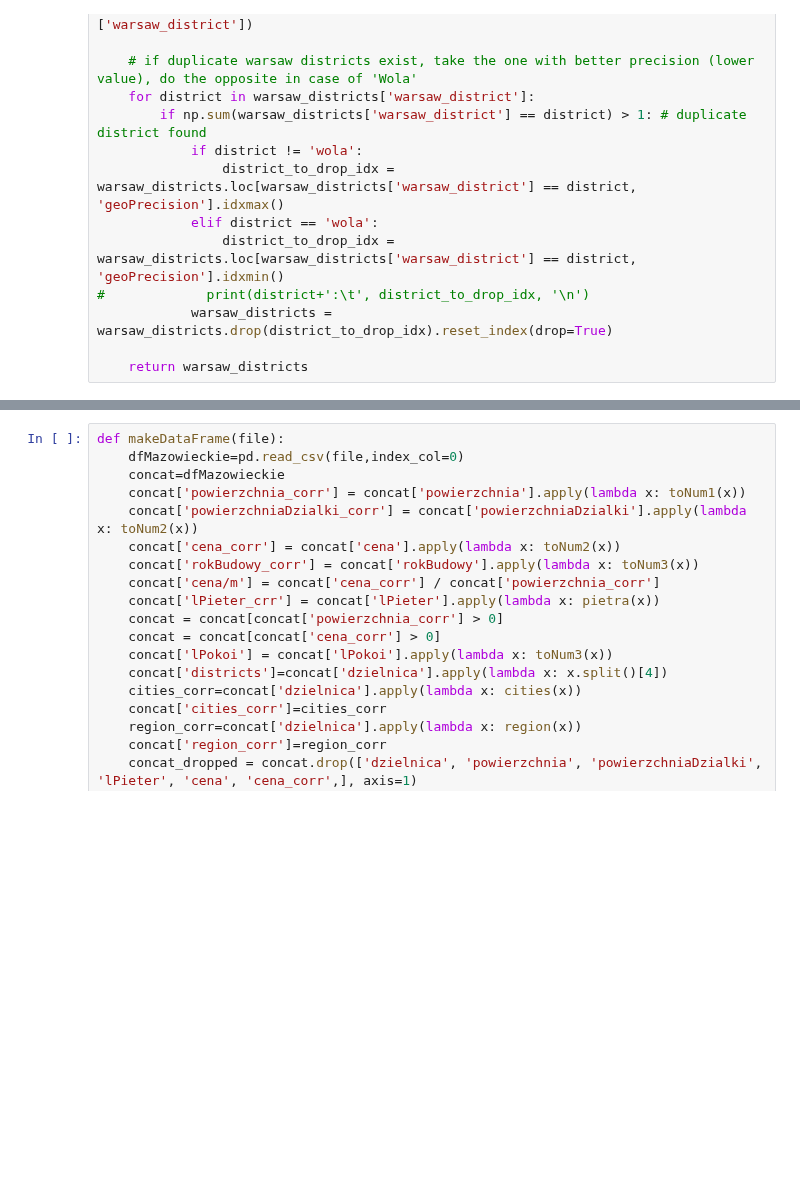
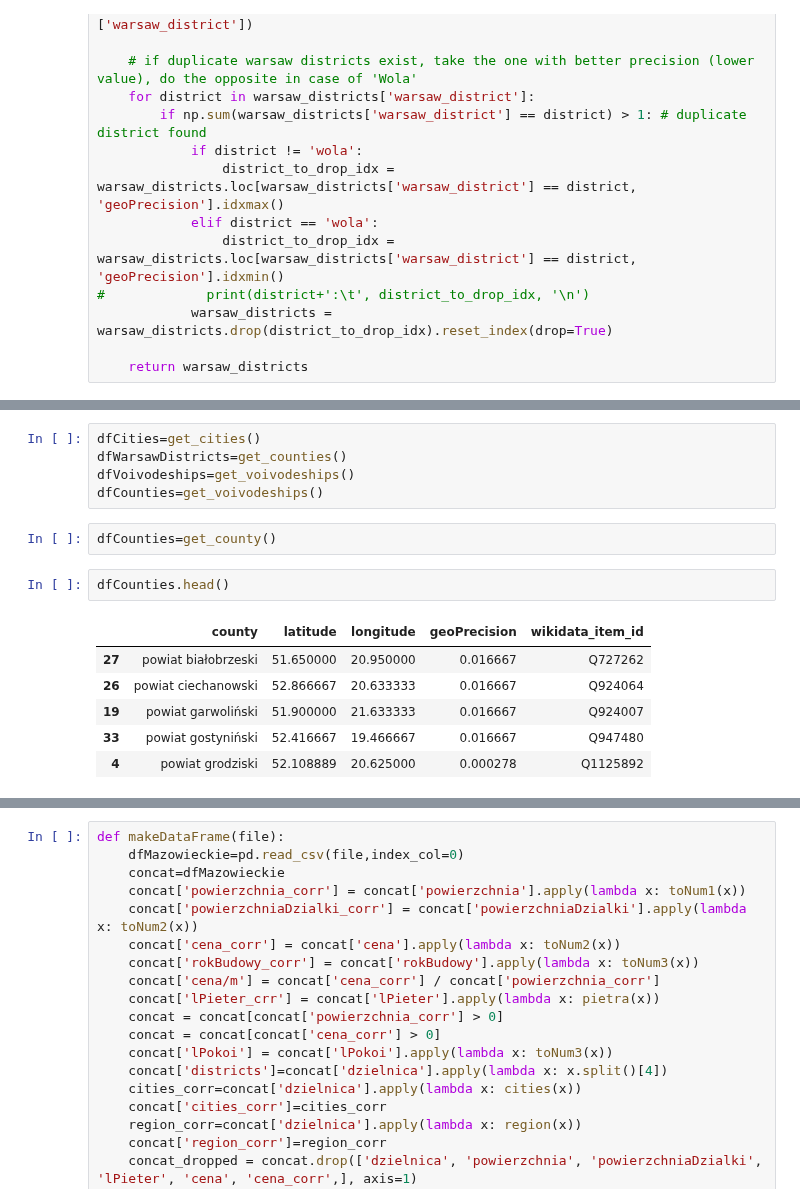
Before and after one commit to KacperGrodecki/Masovian-real-estate, a Jupyter notebook: mazowieckie_colab.ipynb, the cells around one changed output, grey strips where cells are left out. Drawn from its saved outputs; the diff is of its cells as text; blank space fills up the shorter version.

```diff
--- a/mazowieckie_colab.ipynb
+++ b/mazowieckie_colab.ipynb
@@ -200 +331,17 @@ def get_warsaw_districts():
+# %%
+dfCities=get_cities()
+dfWarsawDistricts=get_counties()
+dfVoivodeships=get_voivodeships()
+dfCounties=get_voivodeships()
+# %%
+dfCounties=get_county()
+# %%
+dfCounties.head()
+# %% [output]
+|  | county | latitude | longitude | geoPrecision | wikidata_item_id |
+| 27 | powiat białobrzeski | 51.650000 | 20.950000 | 0.016667 | Q727262 |
+| 26 | powiat ciechanowski | 52.866667 | 20.633333 | 0.016667 | Q924064 |
+| 19 | powiat garwoliński | 51.900000 | 21.633333 | 0.016667 | Q924007 |
+| 33 | powiat gostyniński | 52.416667 | 19.466667 | 0.016667 | Q947480 |
+| 4 | powiat grodziski | 52.108889 | 20.625000 | 0.000278 | Q1125892 |
 # %%
```
Also changed, not shown: parts of 20 cells of this notebook.
